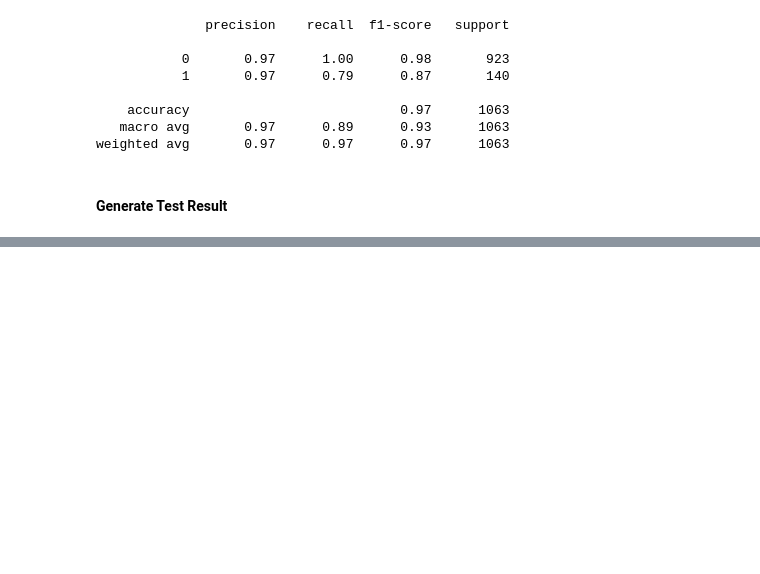
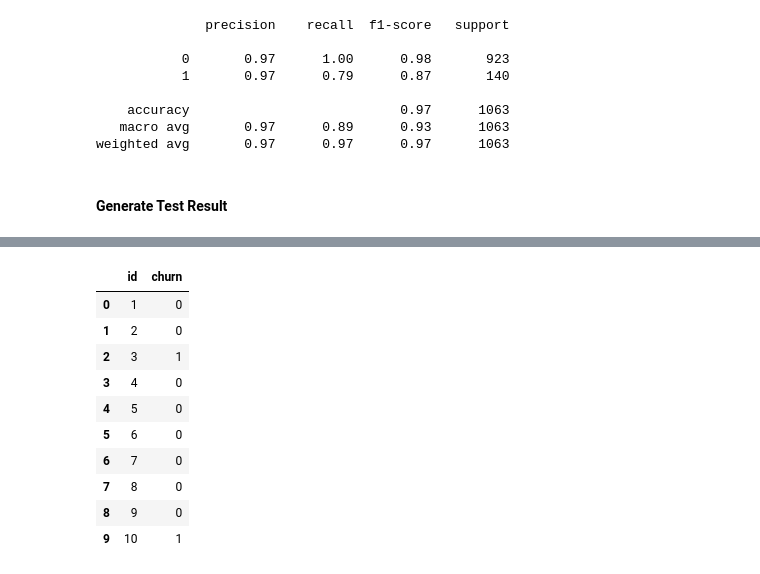
Before and after one commit to Fine2Gitup/Data-Mining, a Jupyter notebook: Prediction.ipynb, the cells around one changed output, grey strips where cells are left out. Drawn from its saved outputs; the diff is of its cells as text; code cells hidden in the pictures; blank space fills up the shorter version.

```diff
--- a/Prediction.ipynb
+++ b/Prediction.ipynb
@@ -312,0 +359,19 @@ test_data = pd.read_csv('Test1.0.csv',sep=',')
+# %%
+prediction_RF = clf.predict(pre_data)
+# %%
+result_RF = pd.DataFrame()
+result_RF['id'] = test_data['id']
+result_RF['churn'] = prediction_RF
+result_RF.head(10)
+# %% [output]
+|  | id | churn |
+| 0 | 1 | 0 |
+| 1 | 2 | 0 |
+| 2 | 3 | 1 |
+| 3 | 4 | 0 |
+| 4 | 5 | 0 |
+| 5 | 6 | 0 |
+| 6 | 7 | 0 |
+| 7 | 8 | 0 |
+| 8 | 9 | 0 |
+| 9 | 10 | 1 |
```
Also changed, not shown: parts of 5 cells of this notebook, 2 other files.
